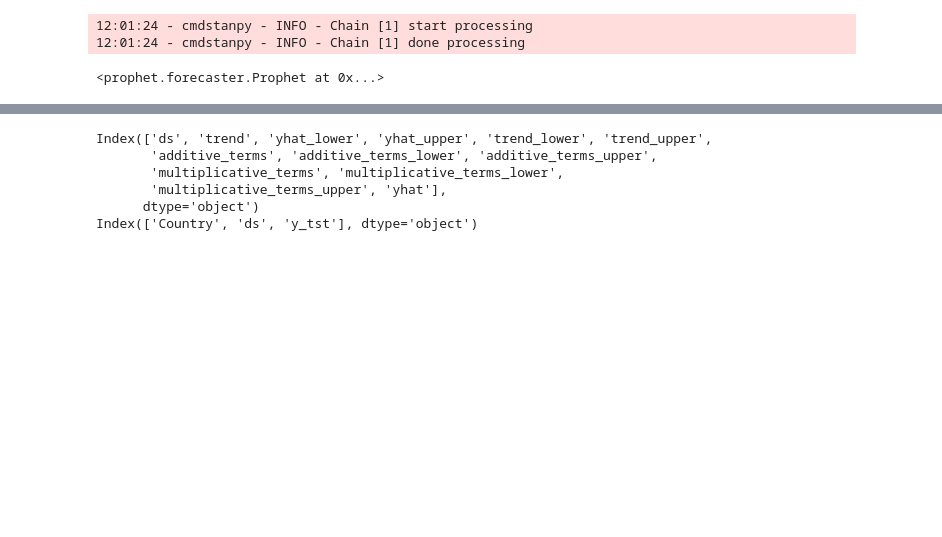
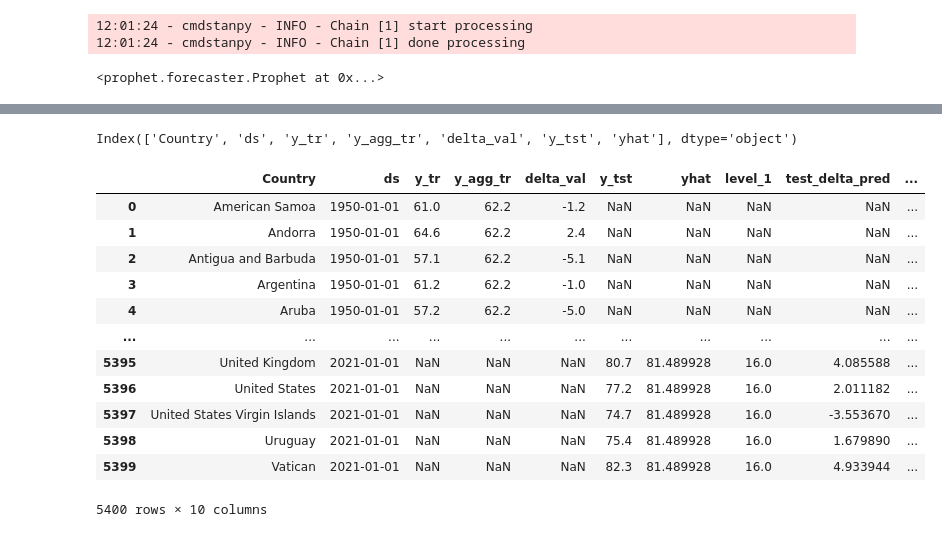
Before and after one commit to livtol99/Data-Science-Liv, a Jupyter notebook: cluster.ipynb, the cells around one changed output, grey strips where cells are left out. Saved outputs shown, nothing was run; the diff lists cells and outputs as text; code cells hidden in the pictures; blank space fills up the shorter version.

Commit message:
finished preds?

```diff
--- a/cluster.ipynb
+++ b/cluster.ipynb
@@ -570,0 +606,36 @@ print(merged_train_df)
+# %%
+#new version
+
+import numpy as np
+import pandas as pd
+from sklearn.linear_model import LinearRegression
+
+def get_linear_model_pred(train_test_df, test_dat):
+    # Sort the train_test_df based on the date column
+    train_test_df = train_test_df.sort_values(['ds']).reset_index(drop=True)
+
+    # Create a column 't' with values from 0 to the number of rows in train_test_df
+    train_test_df['t'] = np.arange(0, train_test_df.shape[0])
+
+    # Create a column 't2' which is the square of the 't' values
+    train_test_df['t2'] = train_test_df['t'] ** 2
+
+    # Extract the training data (excluding test period) from train_test_df
+    train_df = train_test_df.loc[~train_test_df['ds'].astype(str).isin(test_dat['ds'].astype(str).values.tolist())].reset_index(drop=True)
+
+    # Extract the test data from train_test_df
+    test_df = train_test_df.loc[train_test_df['ds'].astype(str).isin(test_dat['ds'].astype(str).values.tolist())].reset_index(drop=True)
+
+    # Create a LinearRegression object and fit the model using the training data
+    lm_obj = LinearRegression().fit(train_df[['t', 't2']], train_df['delta_val'])
+
+    # Make predictions for the test data
+    test_delta_pred = lm_obj.predict(test_df[['t', 't2']])
+
+    # Create a DataFrame with the predicted values and corresponding months in the test period
+    return pd.DataFrame({'month': test_df['ds'].values, 'test_delta_pred': test_delta_pred})
+# %%
+#Get predictions for test period per country
+test_df_delta = df_actual_all.groupby(['Country']).apply(lambda x: get_linear_model_pred(x, agg_df_test)).reset_index(drop=False)
+# %%
+test_df_delta = test_df_delta.rename(columns={'month': 'ds'})
@@ -571,3 +658,29 @@ print(merged_train_df)
+# %%
+#test_df_delta
+print(df_actual_all.columns)
+# %% [output]
+Index(['Country', 'ds', 'y_tr', 'y_agg_tr', 'delta_val', 'y_tst', 'yhat'], dtype='object')
+# %%
+test_df_2 = pd.merge(df_actual_all, test_df_delta, on=['Country', 'ds'], how='left')
+
+
+test_df_2['final_prediction'] = test_df_2['yhat'] + test_df_2['test_delta_pred']
+# %%
+test_df_2
+# %% [output]
+|  | Country | ds | y_tr | y_agg_tr | delta_val | y_tst | yhat | level_1 | test_delta_pred | ... |
+| 0 | American Samoa | 1950-01-01 | 61.0 | 62.2 | -1.2 | NaN | NaN | NaN | NaN | ... |
+| 1 | Andorra | 1950-01-01 | 64.6 | 62.2 | 2.4 | NaN | NaN | NaN | NaN | ... |
+| 2 | Antigua and Barbuda | 1950-01-01 | 57.1 | 62.2 | -5.1 | NaN | NaN | NaN | NaN | ... |
+| 3 | Argentina | 1950-01-01 | 61.2 | 62.2 | -1.0 | NaN | NaN | NaN | NaN | ... |
+| 4 | Aruba | 1950-01-01 | 57.2 | 62.2 | -5.0 | NaN | NaN | NaN | NaN | ... |
+| ... | ... | ... | ... | ... | ... | ... | ... | ... | ... | ... |
+| 5395 | United Kingdom | 2021-01-01 | NaN | NaN | NaN | 80.7 | 81.489928 | 16.0 | 4.085588 | ... |
+| 5396 | United States | 2021-01-01 | NaN | NaN | NaN | 77.2 | 81.489928 | 16.0 | 2.011182 | ... |
+| 5397 | United States Virgin Islands | 2021-01-01 | NaN | NaN | NaN | 74.7 | 81.489928 | 16.0 | -3.553670 | ... |
+| 5398 | Uruguay | 2021-01-01 | NaN | NaN | NaN | 75.4 | 81.489928 | 16.0 | 1.679890 | ... |
+| 5399 | Vatican | 2021-01-01 | NaN | NaN | NaN | 82.3 | 81.489928 | 16.0 | 4.933944 | ... |
+5400 rows × 10 columns
 # %%
 # compute the adjustment series in the training period, and then build a simple linear model to forecast for the test period.
 
@@ -578,10 +693,0 @@ print(merged_train_df)
-# %%
-print(predictions.columns)
-print(test_df.columns)
-# %% [output]
-Index(['ds', 'trend', 'yhat_lower', 'yhat_upper', 'trend_lower', 'trend_upper',
-       'additive_terms', 'additive_terms_lower', 'additive_terms_upper',
-       'multiplicative_terms', 'multiplicative_terms_lower',
-       'multiplicative_terms_upper', 'yhat'],
-      dtype='object')
-Index(['Country', 'ds', 'y_tst'], dtype='object')
```
Also changed, not shown: parts of 13 cells of this notebook.
